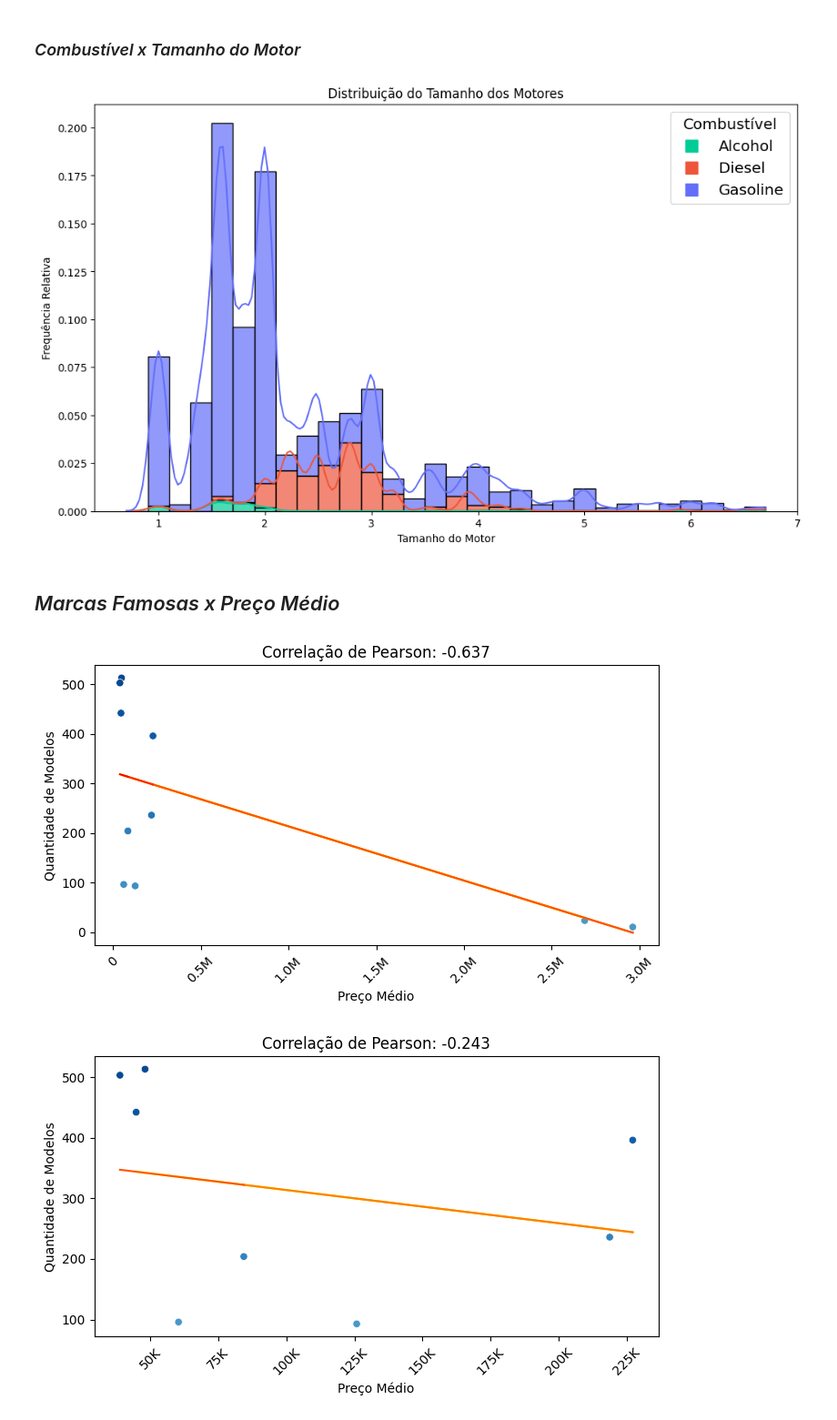
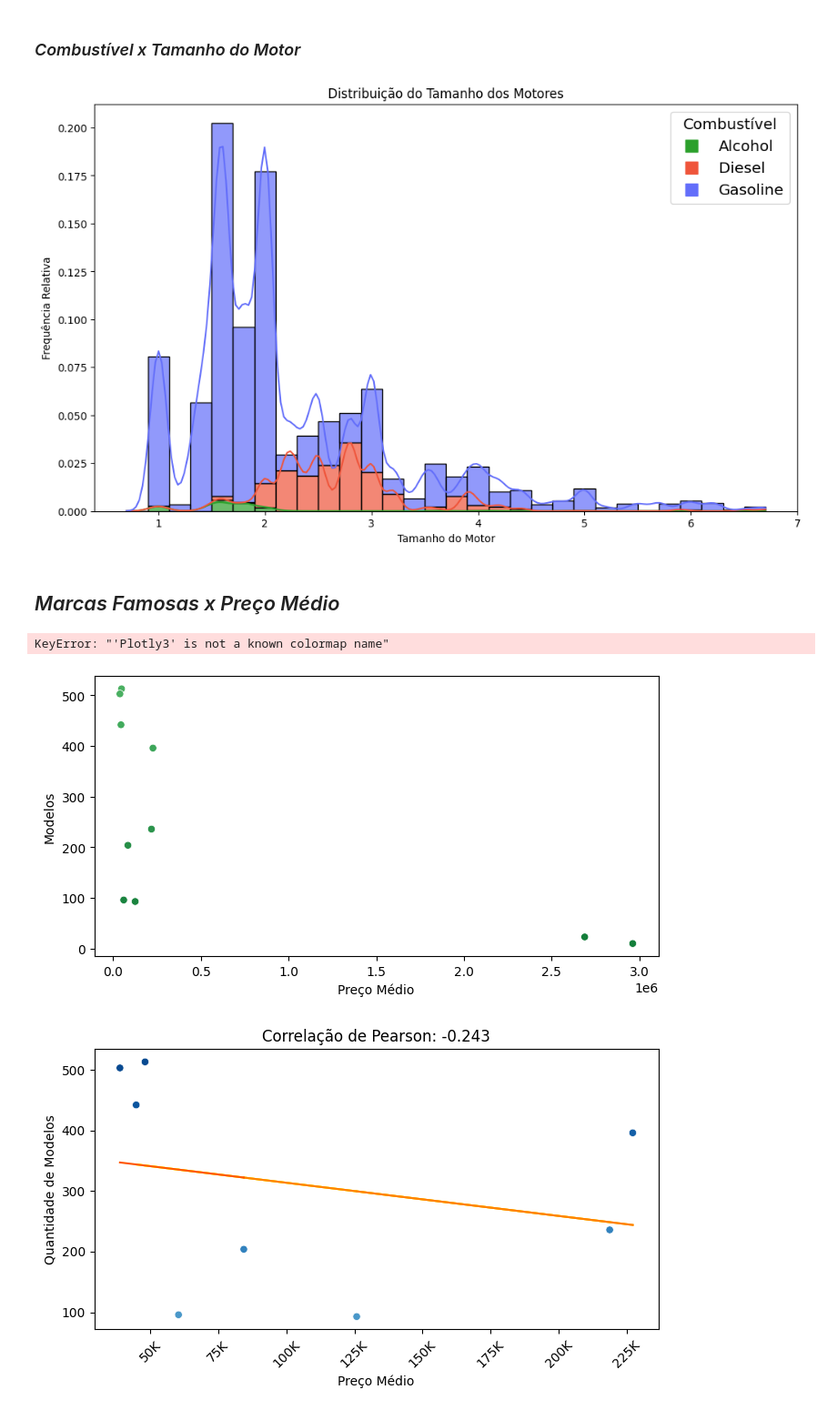
Before and after one commit to GvFreitas1/ListasdeExercicios-CursodePython2022, a Jupyter notebook: Projeto Final - Grupo 4/Análise de Dados - Preco dos Carros BR.ipynb, the cells around one changed output. Shown at 91% size. Drawn from its saved outputs; the diff is of its cells as text; code cells hidden in the pictures.

```diff
--- a/Projeto Final - Grupo 4/Análise de Dados - Preco dos Carros BR.ipynb
+++ b/Projeto Final - Grupo 4/Análise de Dados - Preco dos Carros BR.ipynb
@@ -235,8 +235,8 @@ preco_perc.index = ipca_acumulado.index
 df_comparacoes = pd.concat([ipca_acumulado, preco_perc, petroleo_acumulado], axis=1)
 df_comparacoes.columns = ["IPCA", "Preço dos Carros", "Petróleo"]
 
-cores = [px.colors.qualitative.Alphabet[17], px.colors.qualitative.Alphabet[1],
-         px.colors.qualitative.Alphabet[9]]
+cores = [px.colors.qualitative.D3[1], px.colors.qualitative.Prism[4],
+         px.colors.qualitative.G10[5]]
 
 fig = px.line(df_comparacoes, x=df_comparacoes.index, y=df_comparacoes.columns,
                 line_shape="spline", markers=True, color_discrete_sequence=cores)
@@ -287,13 +288,13 @@ fig.show()
 # %%
 plt.figure(figsize=(12, 7))
 sns.histplot(df, x="engine_size", bins=30, hue="fuel", stat="probability", multiple="stack",
-             palette=px.colors.qualitative.Plotly[:3], alpha=0.7, kde=True)
+             palette=cores, alpha=0.7, kde=True)
 
 plt.title("Distribuição do Tamanho dos Motores")
 plt.ylabel("Frequência Relativa")
 plt.xlabel("Tamanho do Motor")
 
-Alcohol = mlines.Line2D([], [], color=px.colors.qualitative.Plotly[2], marker='s', linestyle='None',
+Alcohol = mlines.Line2D([], [], color=px.colors.qualitative.D3[2], marker='s', linestyle='None',
                         markersize=12, label='Alcohol')
 Diesel = mlines.Line2D([], [], color=px.colors.qualitative.Plotly[1], marker='s', linestyle='None',
                        markersize=12, label='Diesel')
@@ -304,7 +305,7 @@ plt.legend(handles=[Alcohol, Diesel, Gasoline], title="Combustível", title_font
            fontsize="x-large")
 plt.show()
 # %% [output]
-[figure, old version]
+[figure, new version]
 # %% [markdown]
 ## *Marcas Famosas x Preço Médio*
 # %%
@@ -331,41 +332,42 @@ fig.update_layout(title_text="Marcas Famosas", title_x=0.5,
 
 fig.show()
 # %%
-cores_dispersao = plt.colormaps["Blues"](np.linspace(0.6, 0.9, 10))
+cores_dispersao = plt.colormaps["Greens"](np.linspace(0.8, 0.6, 10))
 cmap_dispersao = mcolors.ListedColormap(cores_dispersao)
 
 coeficientes = np.polyfit(df_marcas["Preço Médio"], df_marcas["Modelos"], 1)
 regressao = np.polyval(coeficientes, df_marcas["Preço Médio"])
 indices_particoes = np.linspace(0, 9, 11, dtype=int)
 
 plt.figure(figsize=(8, 4))
 fig1 = sns.scatterplot(x=df_marcas["Preço Médio"], y=df_marcas["Modelos"],
                 c=df_marcas["Modelos"], cmap=cmap_dispersao)
 
 for i in range(10):
     segmento_x = df_marcas["Preço Médio"][indices_particoes[i]:indices_particoes[i+1]+1]
     segmento_y = regressao[indices_particoes[i]:indices_particoes[i+1]+1]
-    cor = plt.colormaps["autumn"]((-i+9)/6)
+    cor = plt.colormaps["Plotly3"]((i+2)/15)
     plt.plot(segmento_x, segmento_y, color=cor)
 
 corr1 = df_marcas["Preço Médio"].corr(df_marcas["Modelos"])  # -0.637 -> Moderada
 
 def format_millions1(x, pos):
     if x == 0:
         return f"0"
     return f"{x/1e6:.1f}M"
 
 # Formatação dos eixos x e y
 ax = plt.gca()
 ax.xaxis.set_major_formatter(mticker.FuncFormatter(format_millions1))
 
 plt.title(f"Correlação de Pearson: {round(corr1, 3)}")
 plt.ylabel("Quantidade de Modelos")
 plt.xlabel("Preço Médio")
 plt.xticks(rotation=45)
 plt.show()
 # %% [output]
+KeyError: "'Plotly3' is not a known colormap name"
-[figure, old version]
+[figure, new version]
 # %%
 df_sem_luxo = df_marcas[~df_marcas["Marca"].isin(["Ferrari", "Mclaren"])]
 
```
Also changed, not shown: parts of 2 cells of this notebook.
